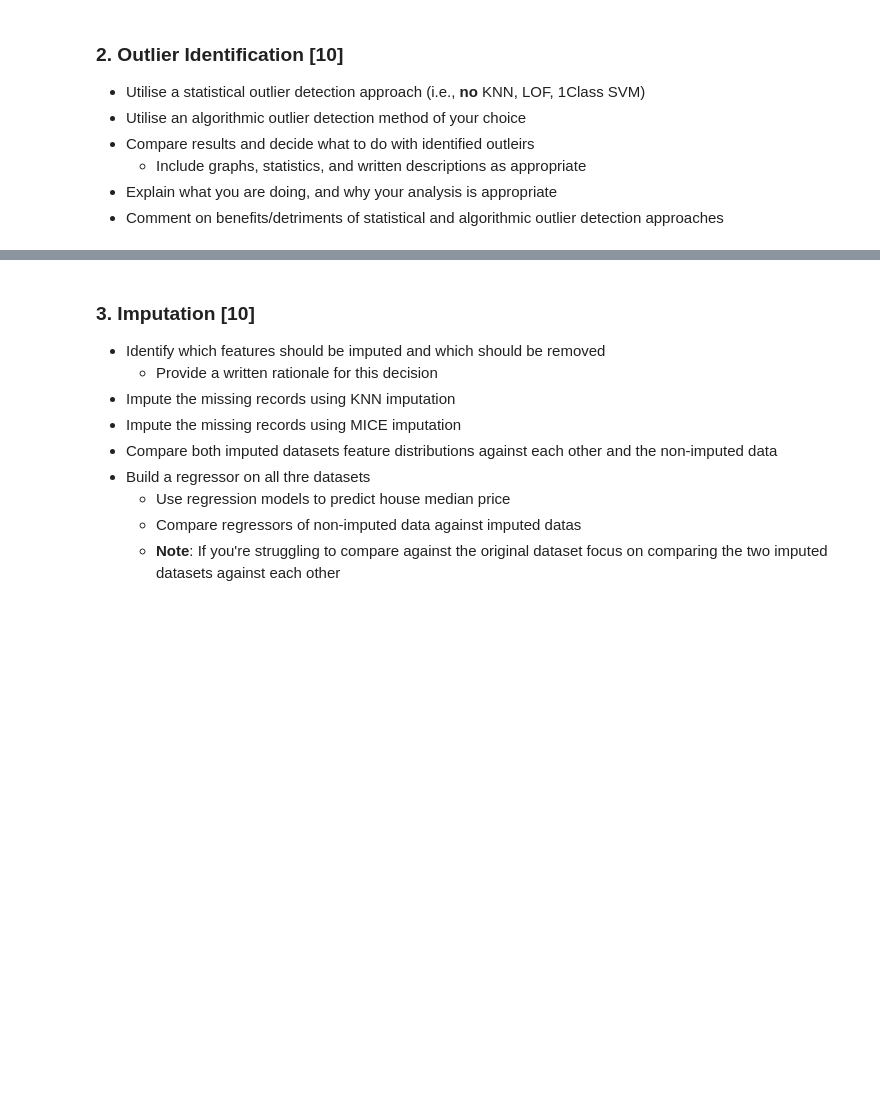
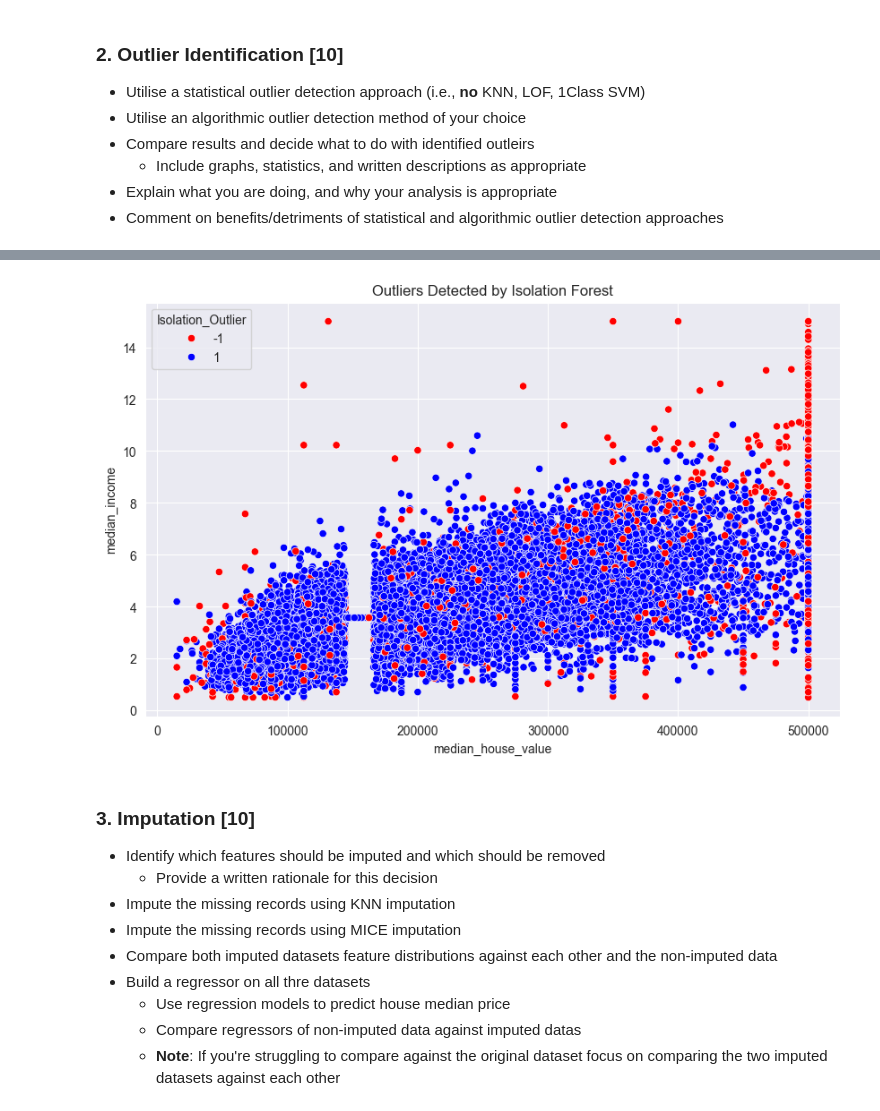
Before and after one commit to IshanKalra007/CSC3831_Final_project_220626363, a Jupyter notebook: Coursework/CSC3831_Final_Assessment.ipynb, the cells around one changed output, grey strips where cells are left out. Cells and saved outputs as stored; diff of their text form; code cells hidden in the pictures; blank space fills up the shorter version.

```diff
--- a/Coursework/CSC3831_Final_Assessment.ipynb
+++ b/Coursework/CSC3831_Final_Assessment.ipynb
@@ -95,3 +114,18 @@ def detect_outliers_iqr(data):
+# %%
+# Algorithmic Outlier Detection using Isolation Forest
+isolation_forest = IsolationForest(contamination=0.1, random_state=42)
+isolation_outliers = isolation_forest.fit_predict(houses_imputed.select_dtypes(include=np.number))
+houses_imputed['Isolation_Outlier'] = isolation_outliers
+
+# Visualizing Algorithmic Outliers
+plt.figure(figsize=(10, 6))
+sns.scatterplot(data=houses_imputed, x=houses_imputed.select_dtypes(include=np.number).columns[0],
+                y=houses_imputed.select_dtypes(include=np.number).columns[1],
+                hue='Isolation_Outlier', palette={1: 'blue', -1: 'red'})
+plt.title("Outliers Detected by Isolation Forest")
+plt.show()
+# %% [output]
+[figure, added]
 # %% [markdown]
 ### 3. Imputation [10]
 - Identify which features should be imputed and which should be removed
```
Also changed, not shown: parts of 5 cells of this notebook, 1 other file.
